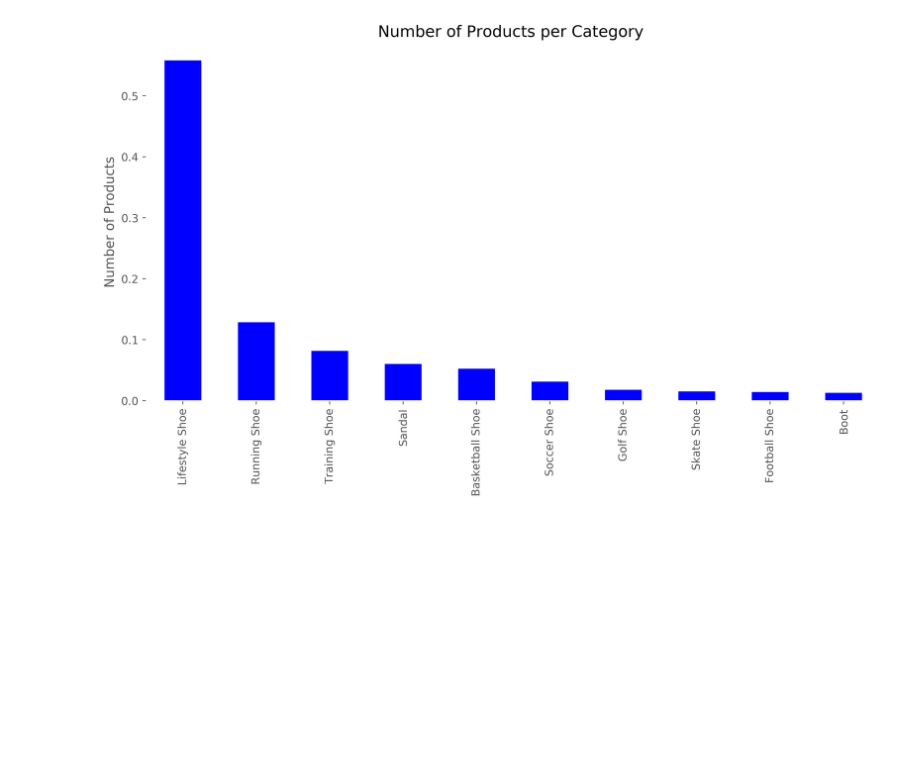
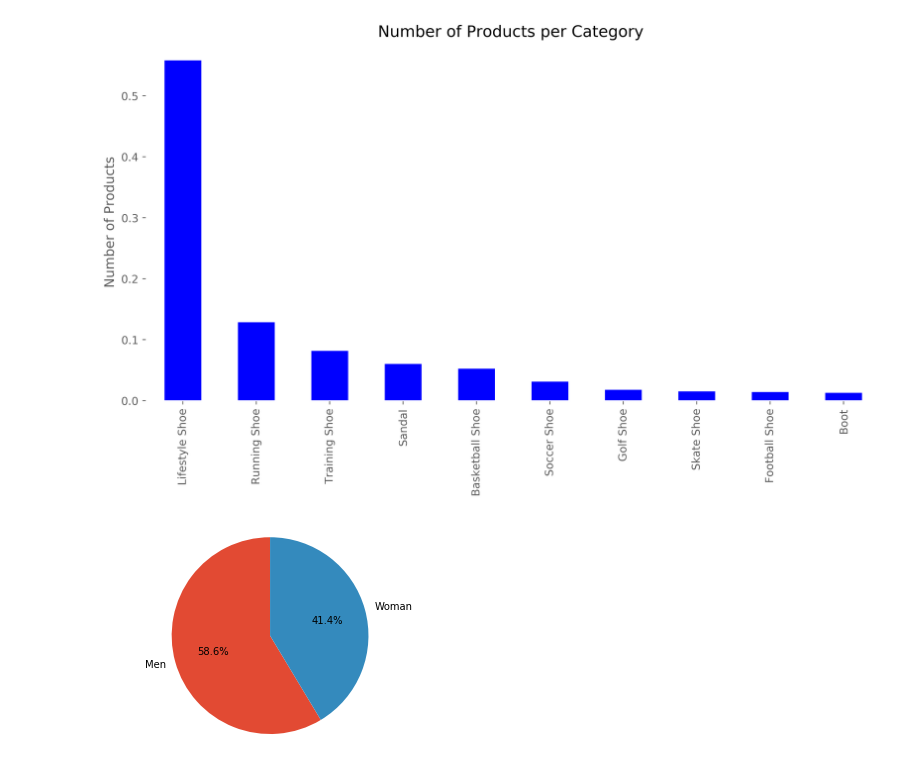
Before and after one commit to DanEllen/Nike-Shoes-Web-Scrape-and-Analysis, a Jupyter notebook: Data Analysis.ipynb, the cells around one changed output. Drawn from its saved outputs; the diff is of its cells as text; code cells hidden in the pictures; blank space fills up the shorter version.

```diff
--- a/Data Analysis.ipynb
+++ b/Data Analysis.ipynb
@@ -210,4 +216,21 @@ Name: category, dtype: float64
 Text(0.5, 1.0, 'Number of Products per Category ')
 <Figure size 6000x3000 with 0 Axes>
 [figure]
+# %%
+# Pie chart of distribuition of products by gender
+
+products_men = df[df['gender'] == 'men'].groupby('category')['id_'].nunique().sum()
+products_woman = df[df['gender'] == 'woman'].groupby('category')['id_'].nunique().sum()
+
+# Pie chart, where the slices will be ordered and plotted counter-clockwise:
+labels = 'Men', 'Woman'
+sizes = [products_men, products_woman]
+
+fig1, ax1 = plt.subplots()
+ax1.pie(sizes, labels=labels, autopct='%1.1f%%', startangle=90)
+ax1.axis('equal')  # Equal aspect ratio ensures that pie is drawn as a circle.
+plt.savefig('pie.png', dpi=300)
+plt.show()
+# %% [output]
+[figure, added]
 # %%
```
Also changed, not shown: parts of 10 cells of this notebook, 1 other file.
